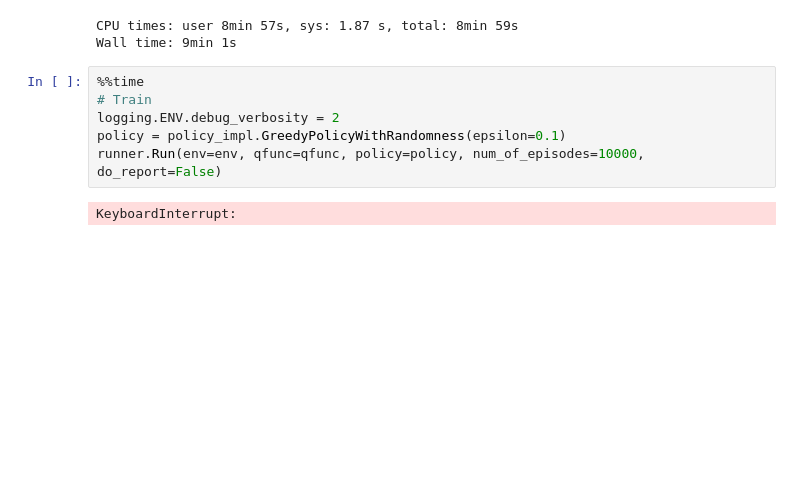
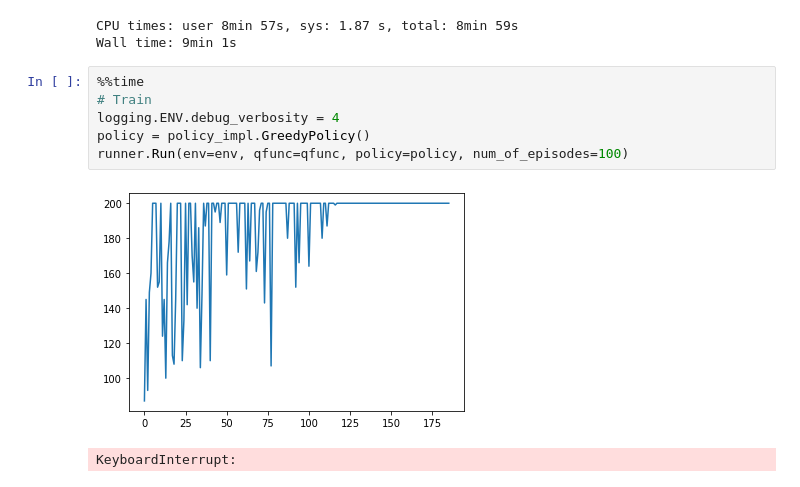
Before and after one commit to ChihChiu29/deep_learning, a Jupyter notebook: notebooks/new_learning/cartpole_v1.ipynb, the cells around one changed output. Saved outputs shown, nothing was run; the diff lists cells and outputs as text; blank space fills up the shorter version.

```diff
--- a/notebooks/new_learning/cartpole_v1.ipynb
+++ b/notebooks/new_learning/cartpole_v1.ipynb
@@ -56,8 +62,9 @@ Wall time: 9min 1s
 # %%
 %%time
 # Train
-logging.ENV.debug_verbosity = 2
-policy = policy_impl.GreedyPolicyWithRandomness(epsilon=0.1)
-runner.Run(env=env, qfunc=qfunc, policy=policy, num_of_episodes=10000, do_report=False)
+logging.ENV.debug_verbosity = 4
+policy = policy_impl.GreedyPolicy()
+runner.Run(env=env, qfunc=qfunc, policy=policy, num_of_episodes=100)
 # %% [output]
+[figure, added]
 KeyboardInterrupt:
```
Also changed, not shown: parts of 7 cells of this notebook, 5 other files.
